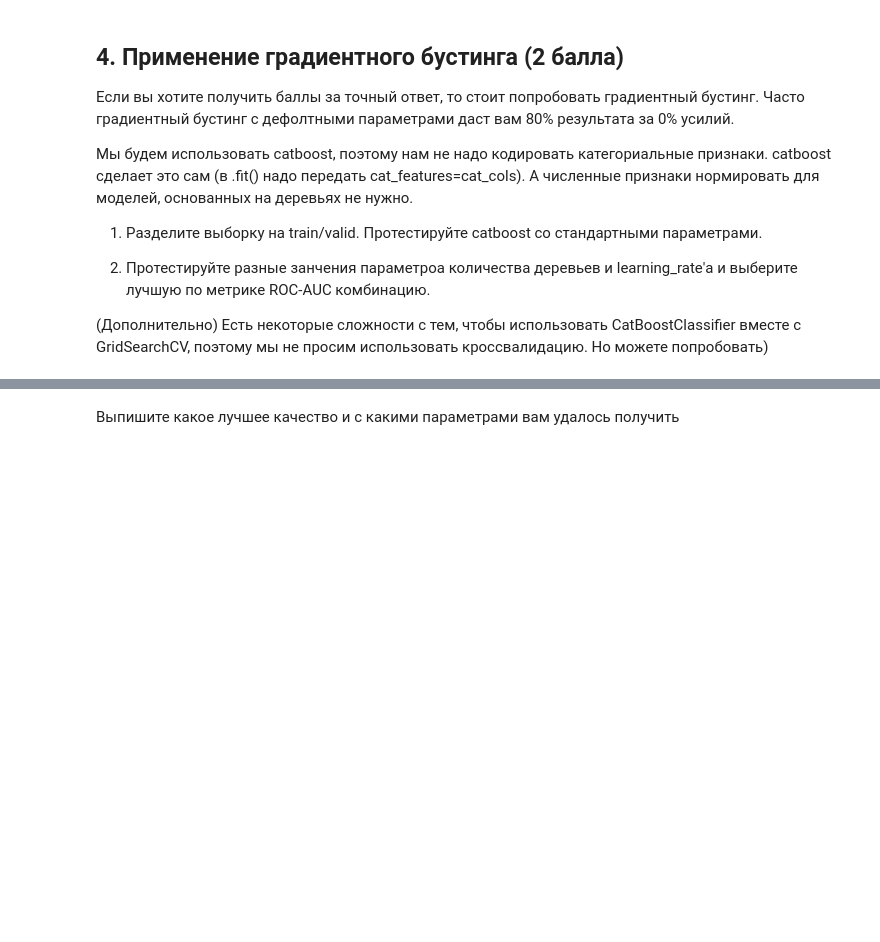
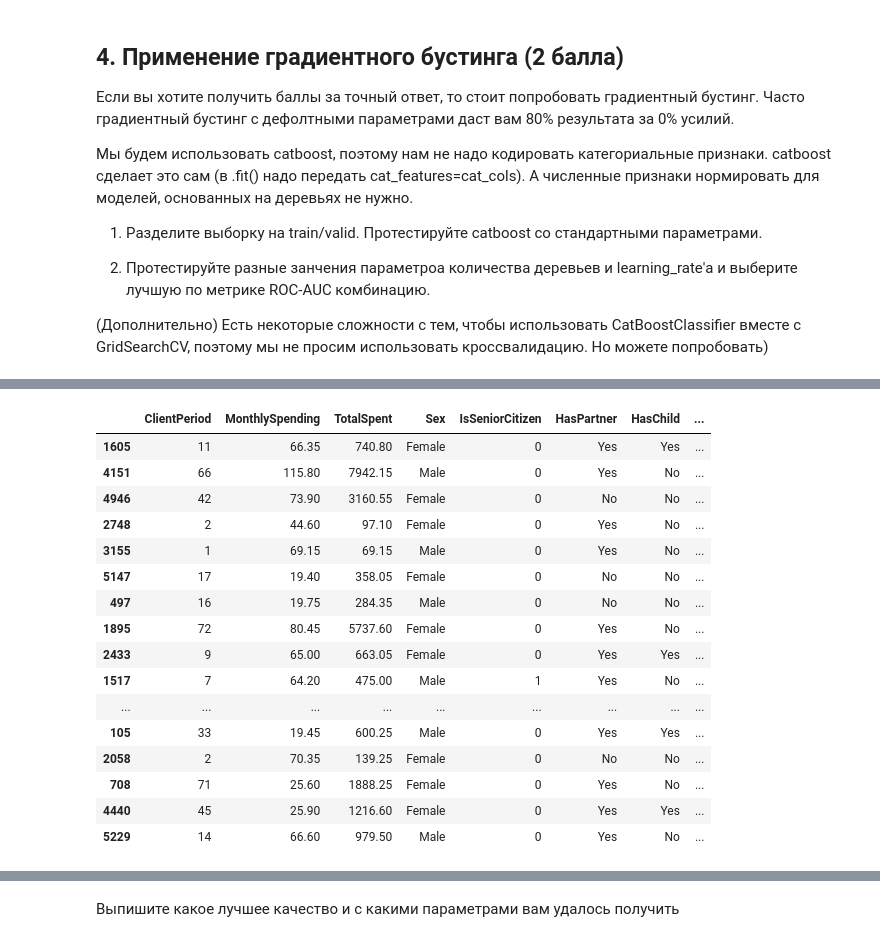
Before and after one commit to gbrs/DLS_1_2022_spring, a Jupyter notebook: 16 Домашка/baseline.ipynb, the cells around one changed output, grey strips where cells are left out. Saved outputs shown, nothing was run; the diff lists cells and outputs as text; code cells hidden in the pictures; blank space fills up the shorter version.

```diff
--- a/16 Домашка/baseline.ipynb
+++ b/16 Домашка/baseline.ipynb
@@ -434,0 +497,22 @@ X_test_scaled = scaler.transform(X_test)
+# %%
+X_origin = data.iloc[:, :-1]
+
+X_origin.sample(20)
+# %% [output]
+|  | ClientPeriod | MonthlySpending | TotalSpent | Sex | IsSeniorCitizen | HasPartner | HasChild | ... |
+| 1605 | 11 | 66.35 | 740.80 | Female | 0 | Yes | Yes | ... |
+| 4151 | 66 | 115.80 | 7942.15 | Male | 0 | Yes | No | ... |
+| 4946 | 42 | 73.90 | 3160.55 | Female | 0 | No | No | ... |
+| 2748 | 2 | 44.60 | 97.10 | Female | 0 | Yes | No | ... |
+| 3155 | 1 | 69.15 | 69.15 | Male | 0 | Yes | No | ... |
+| 5147 | 17 | 19.40 | 358.05 | Female | 0 | No | No | ... |
+| 497 | 16 | 19.75 | 284.35 | Male | 0 | No | No | ... |
+| 1895 | 72 | 80.45 | 5737.60 | Female | 0 | Yes | No | ... |
+| 2433 | 9 | 65.00 | 663.05 | Female | 0 | Yes | Yes | ... |
+| 1517 | 7 | 64.20 | 475.00 | Male | 1 | Yes | No | ... |
+| ... | ... | ... | ... | ... | ... | ... | ... | ... |
+| 105 | 33 | 19.45 | 600.25 | Male | 0 | Yes | Yes | ... |
+| 2058 | 2 | 70.35 | 139.25 | Female | 0 | No | No | ... |
+| 708 | 71 | 25.60 | 1888.25 | Female | 0 | Yes | No | ... |
+| 4440 | 45 | 25.90 | 1216.60 | Female | 0 | Yes | Yes | ... |
+| 5229 | 14 | 66.60 | 979.50 | Male | 0 | Yes | No | ... |
```
Also changed, not shown: parts of 37 cells of this notebook, 7 other files.
